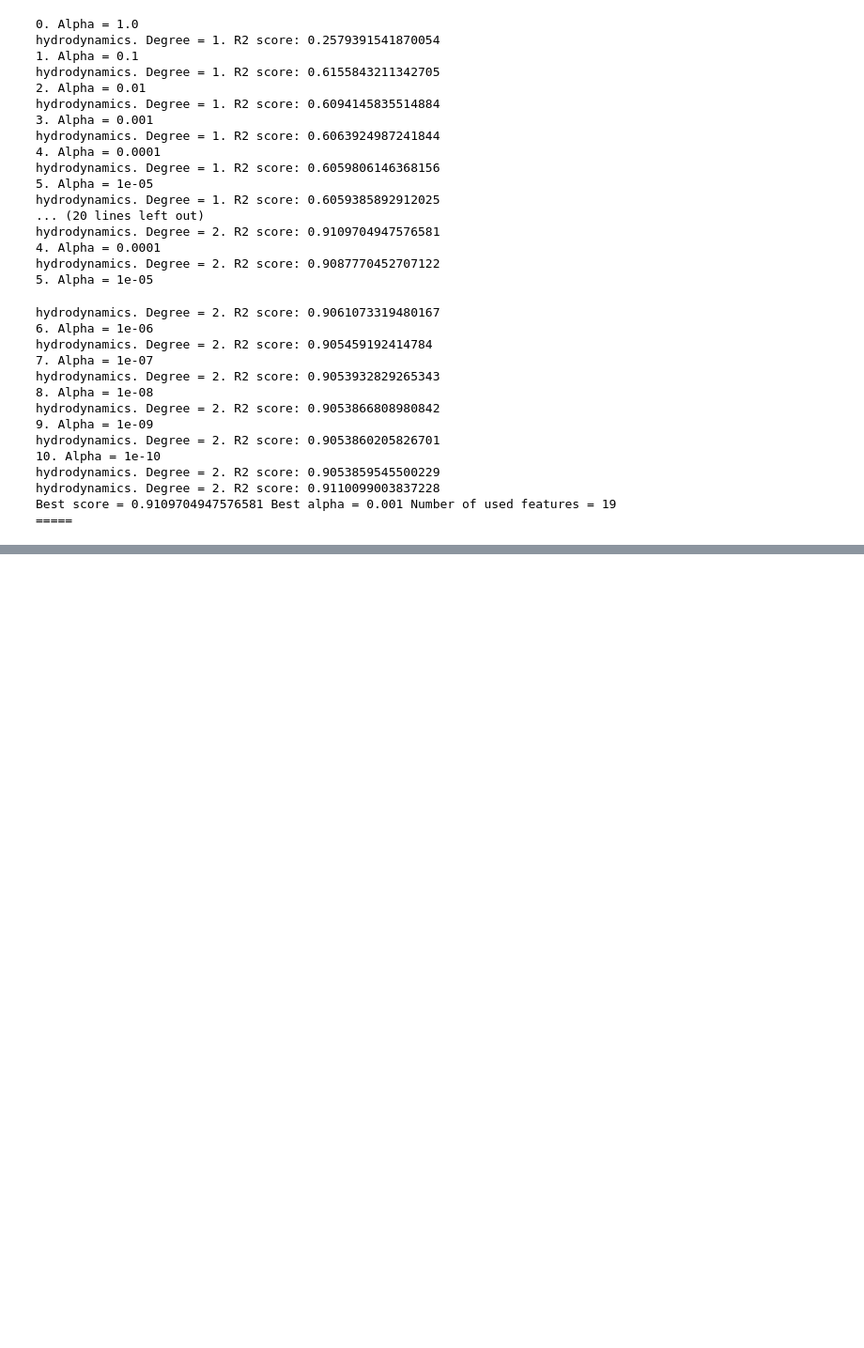
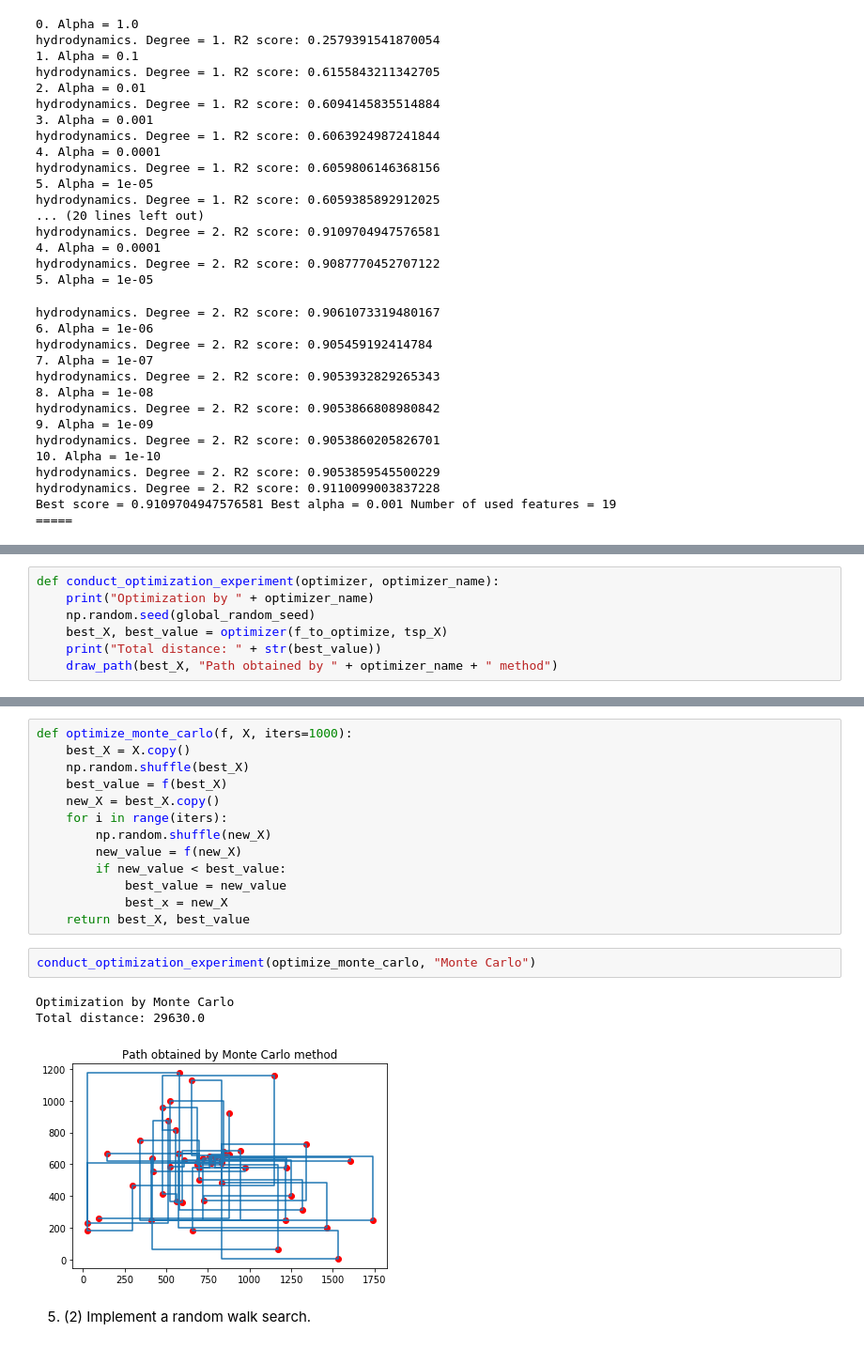
Before and after one commit to RamSaw/MachineLearning, a Jupyter notebook: hw04/hw04.ipynb, the cells around one changed output, grey strips where cells are left out. Shown: that part at 94% size. Cells and saved outputs as stored; diff of their text form; blank space fills up the shorter version.

```diff
--- a/hw04/hw04.ipynb
+++ b/hw04/hw04.ipynb
@@ -425,0 +462,7 @@ Best score = 0.9109704947576581 Best alpha = 0.001 Number of used features = 19
+# %%
+def conduct_optimization_experiment(optimizer, optimizer_name):
+    print("Optimization by " + optimizer_name)
+    np.random.seed(global_random_seed)
+    best_X, best_value = optimizer(f_to_optimize, tsp_X)
+    print("Total distance: " + str(best_value))
+    draw_path(best_X, "Path obtained by " + optimizer_name + " method")
@@ -425,0 +471,21 @@ Best score = 0.9109704947576581 Best alpha = 0.001 Number of used features = 19
+# %%
+def optimize_monte_carlo(f, X, iters=1000):
+    best_X = X.copy()
+    np.random.shuffle(best_X)
+    best_value = f(best_X)
+    new_X = best_X.copy()
+    for i in range(iters):
+        np.random.shuffle(new_X)
+        new_value = f(new_X)
+        if new_value < best_value:
+            best_value = new_value
+            best_x = new_X
+    return best_X, best_value
+# %%
+conduct_optimization_experiment(optimize_monte_carlo, "Monte Carlo")
+# %% [output]
+Optimization by Monte Carlo
+Total distance: 29630.0
+[figure, added]
+# %% [markdown]
+5. (2) Implement a random walk search.
```
Also changed, not shown: parts of 14 cells of this notebook, 1 other file.
